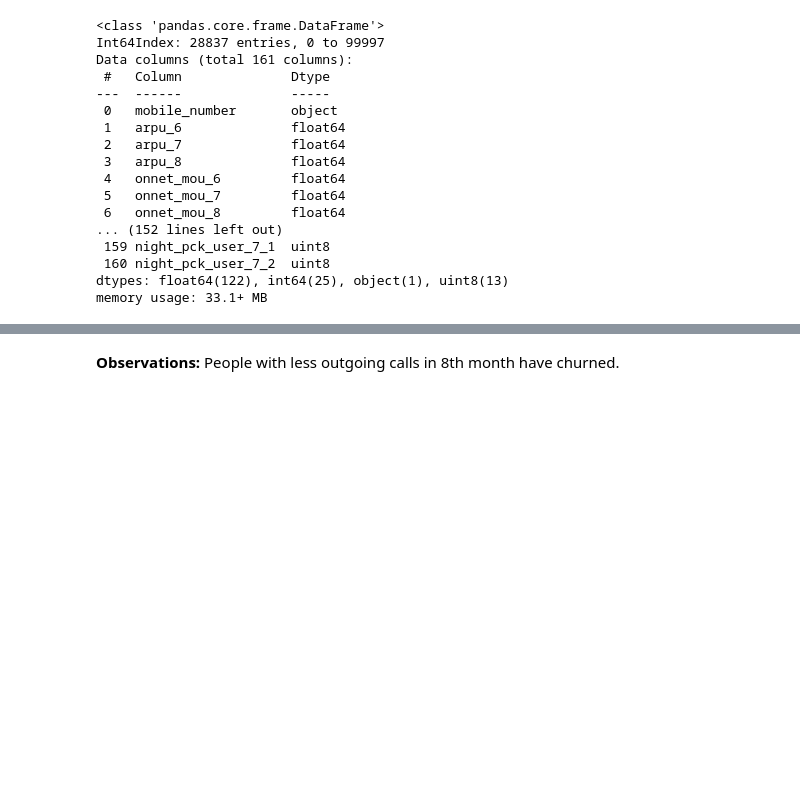
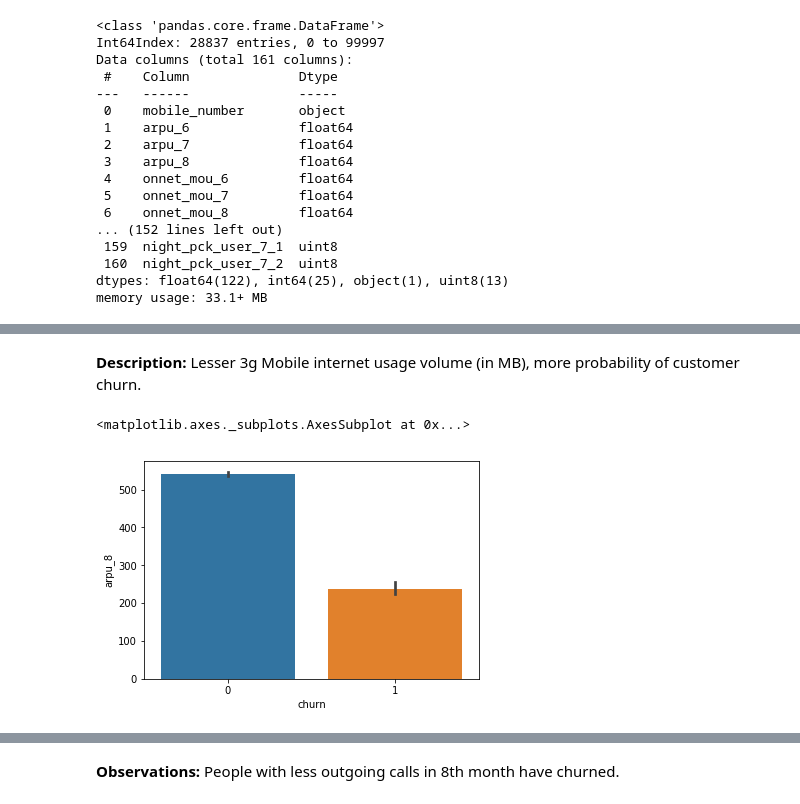
Before and after one commit to anjana-v-nair/Telecom_Churn, a Jupyter notebook: Telecom_Churn_Assignment_v2.ipynb, the cells around one changed output, grey strips where cells are left out. Cells and saved outputs as stored; diff of their text form; code cells hidden in the pictures; blank space fills up the shorter version.

```diff
--- a/Telecom_Churn_Assignment_v2.ipynb
+++ b/Telecom_Churn_Assignment_v2.ipynb
@@ -961,0 +978,9 @@ Customers with lesser age on network seems to have churned more.
+# %% [markdown]
+**Description:**
+Lesser 3g Mobile internet usage volume (in MB), more probability of customer churn.
+# %%
+# barplot of Average revenue per user 8th month vs churn
+barplot('arpu_8')
+# %% [output]
+<matplotlib.axes._subplots.AxesSubplot at 0x...>
+[figure, added]
```
Also changed, not shown: parts of 43 cells of this notebook.
